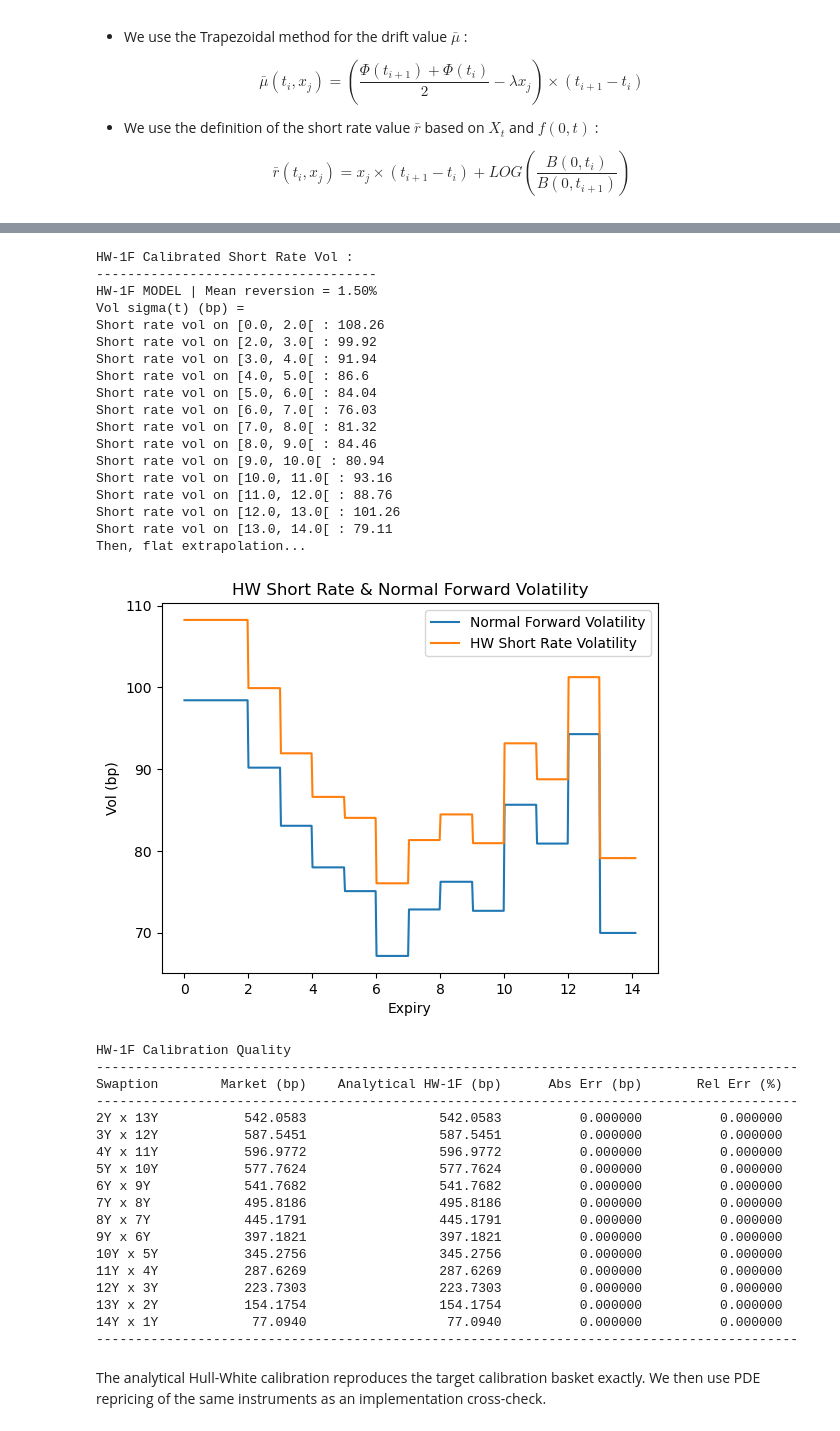
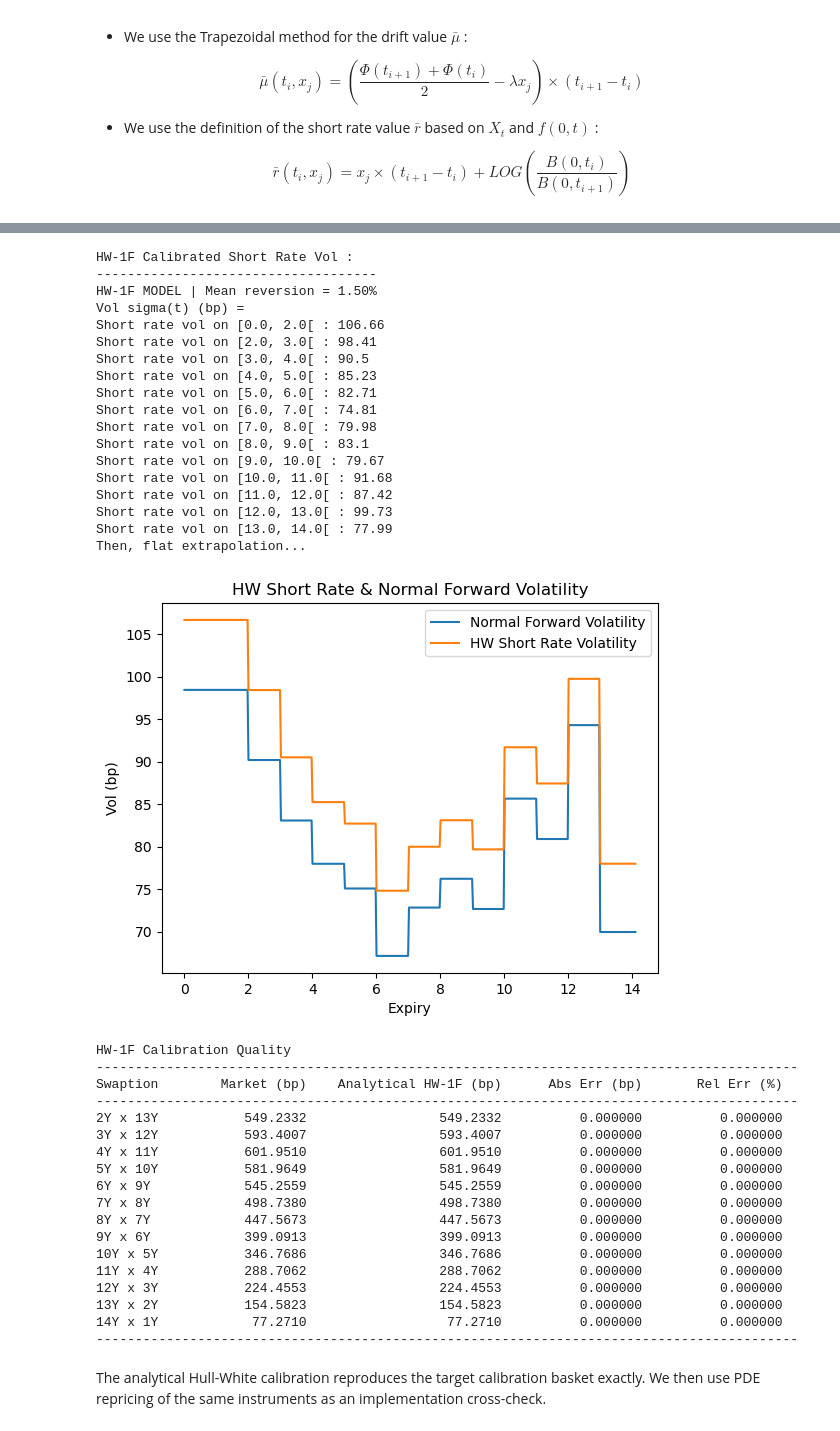
Before and after one commit to Idriss-Afra/Hull-White-One-Factor-Model, a Jupyter notebook: Hull-White One Factor Model.ipynb, the cells around one changed output, grey strips where cells are left out. Saved outputs shown, nothing was run; the diff lists cells and outputs as text; code cells hidden in the pictures.

Commit message:
Hull-White One Factor Model

```diff
--- a/Hull-White One Factor Model.ipynb
+++ b/Hull-White One Factor Model.ipynb
@@ -251,7 +251,7 @@ import matplotlib.pyplot as plt
 
 class HullWhiteOneFactorModel:
     """
-    Hull & White 1F model, with a calibration based on European Swaptions.
+    Hull-White one factor model, with a calibration based on European Swaptions.
     """
     def __init__(self, mean_reversion=0.015, t=None, sigma_t=None):
         """
@@ -778,12 +782,12 @@ To price this product, we first calibrate the Hull-White One Factor model. Speci
 # %%
-# IR yield curve asof 1st September 2023 (EURIBOR 6M)
+# IR yield curve as of 1st September 2023 (EURIBOR 6M)
 zc_maturities = np.array([0.5, 1, 2, 5, 10, 15, 20, 30])
 zc_rates = np.array([3.94, 3.91, 3.57, 3.12, 3.06, 3.09, 2.97, 2.65]) / 100
 zc_curve = ZeroCouponRateCurve(zc_maturities, zc_rates)
 
 # /!\ We calibrate the model using ATM instruments.
 # Best practice: using smile/skew-consistent vols at the Bermudan’s strike 3.35%, matching exactly the embedded European swaptions.
-# ATM Normal Market Volatilities asof 1st September 2023 (EURIBOR 6M)
+# ATM Normal Market Volatilities as of 1st September 2023 (EURIBOR 6M)
 atm_normal_vols = np.array([98.43, 95.76, 92.75, 89.99, 87.68, 85.05, 83.62, 82.83, 81.87, 82.22, 82.11, 83.11, 82.24]) / 10000
 atm_strikes = np.array([3.05, 3.06, 3.086, 3.12, 3.146, 3.165, 3.2, 3.21, 3.197, 3.203, 3.184, 3.181, 3.181]) / 100
 
@@ -793,7 +797,7 @@ calib_set = []
 i = 0
 for expiry in range (2, total_mat) :
     tenor = total_mat - expiry
-    swopt = EuropeanSwaption('payer', expiry, tenor, atm_strikes[i], fixed_leg_accrual=0.5)
+    swopt = EuropeanSwaption('payer', expiry, tenor, atm_strikes[i])
     swopt.set_market_data(zc_curve.df, atm_normal_vols[i])
     calib_set.append(swopt)
     i += 1
@@ -803,64 +807,64 @@ mean_reversion = 0.015
 hw = HullWhiteOneFactorModel(mean_reversion)
 hw.calibrate_sigma(calib_set)
 print("HW-1F Calibrated Short Rate Vol : ")
 hw.print()
 
 # Print the calibration results
 print("HW-1F Calibration Quality")
 print("-" * 90)
 print(f"{'Swaption':<12}{'Market (bp)':>15}{'Analytical HW-1F (bp)':>25}{'Abs Err (bp)':>18}{'Rel Err (%)':>18}")
 print("-" * 90)
 for swopt in calib_set:
     market_price = swopt.market_price()
     analytical_hw1f_price = hw.price(swopt)
     tenor = int(swopt.pay_times[-1] - swopt.start_time)
     abs_error_bp = abs(analytical_hw1f_price - market_price)
     rel_error_pct = 100. * abs(analytical_hw1f_price / market_price - 1.) if market_price != 0. else float('nan')
 
     print(f"{f'{swopt.expiry}Y x {tenor}Y':<12}"
           f"{market_price:>15.4f}"
           f"{analytical_hw1f_price:>25.4f}"
           f"{abs_error_bp:>18.6f}"
           f"{rel_error_pct:>18.6f}")
 
 print("-" * 90)
 # %% [output]
 HW-1F Calibrated Short Rate Vol :
 ------------------------------------
 HW-1F MODEL | Mean reversion = 1.50%
 Vol sigma(t) (bp) =
-Short rate vol on [0.0, 2.0[ : 108.26
-Short rate vol on [2.0, 3.0[ : 99.92
-Short rate vol on [3.0, 4.0[ : 91.94
-Short rate vol on [4.0, 5.0[ : 86.6
-Short rate vol on [5.0, 6.0[ : 84.04
-Short rate vol on [6.0, 7.0[ : 76.03
-Short rate vol on [7.0, 8.0[ : 81.32
-Short rate vol on [8.0, 9.0[ : 84.46
-Short rate vol on [9.0, 10.0[ : 80.94
-Short rate vol on [10.0, 11.0[ : 93.16
-Short rate vol on [11.0, 12.0[ : 88.76
-Short rate vol on [12.0, 13.0[ : 101.26
-Short rate vol on [13.0, 14.0[ : 79.11
+Short rate vol on [0.0, 2.0[ : 106.66
+Short rate vol on [2.0, 3.0[ : 98.41
+Short rate vol on [3.0, 4.0[ : 90.5
+Short rate vol on [4.0, 5.0[ : 85.23
+Short rate vol on [5.0, 6.0[ : 82.71
+Short rate vol on [6.0, 7.0[ : 74.81
+Short rate vol on [7.0, 8.0[ : 79.98
+Short rate vol on [8.0, 9.0[ : 83.1
+Short rate vol on [9.0, 10.0[ : 79.67
+Short rate vol on [10.0, 11.0[ : 91.68
+Short rate vol on [11.0, 12.0[ : 87.42
+Short rate vol on [12.0, 13.0[ : 99.73
+Short rate vol on [13.0, 14.0[ : 77.99
 Then, flat extrapolation...
-[figure, old version]
+[figure, new version]
 HW-1F Calibration Quality
 ------------------------------------------------------------------------------------------
 Swaption        Market (bp)    Analytical HW-1F (bp)      Abs Err (bp)       Rel Err (%)
 ------------------------------------------------------------------------------------------
-2Y x 13Y           542.0583                 542.0583          0.000000          0.000000
-3Y x 12Y           587.5451                 587.5451          0.000000          0.000000
-4Y x 11Y           596.9772                 596.9772          0.000000          0.000000
-5Y x 10Y           577.7624                 577.7624          0.000000          0.000000
-6Y x 9Y            541.7682                 541.7682          0.000000          0.000000
-7Y x 8Y            495.8186                 495.8186          0.000000          0.000000
-8Y x 7Y            445.1791                 445.1791          0.000000          0.000000
-9Y x 6Y            397.1821                 397.1821          0.000000          0.000000
-10Y x 5Y           345.2756                 345.2756          0.000000          0.000000
-11Y x 4Y           287.6269                 287.6269          0.000000          0.000000
-12Y x 3Y           223.7303                 223.7303          0.000000          0.000000
-13Y x 2Y           154.1754                 154.1754          0.000000          0.000000
-14Y x 1Y            77.0940                  77.0940          0.000000          0.000000
+2Y x 13Y           549.2332                 549.2332          0.000000          0.000000
+3Y x 12Y           593.4007                 593.4007          0.000000          0.000000
+4Y x 11Y           601.9510                 601.9510          0.000000          0.000000
+5Y x 10Y           581.9649                 581.9649          0.000000          0.000000
+6Y x 9Y            545.2559                 545.2559          0.000000          0.000000
+7Y x 8Y            498.7380                 498.7380          0.000000          0.000000
+8Y x 7Y            447.5673                 447.5673          0.000000          0.000000
+9Y x 6Y            399.0913                 399.0913          0.000000          0.000000
+10Y x 5Y           346.7686                 346.7686          0.000000          0.000000
+11Y x 4Y           288.7062                 288.7062          0.000000          0.000000
+12Y x 3Y           224.4553                 224.4553          0.000000          0.000000
+13Y x 2Y           154.5823                 154.5823          0.000000          0.000000
+14Y x 1Y            77.2710                  77.2710          0.000000          0.000000
 ------------------------------------------------------------------------------------------
 # %% [markdown]
 The analytical Hull-White calibration reproduces the target calibration basket exactly. We then use PDE repricing of the same instruments as an implementation cross-check.
```
Also changed, not shown: parts of 8 cells of this notebook.
